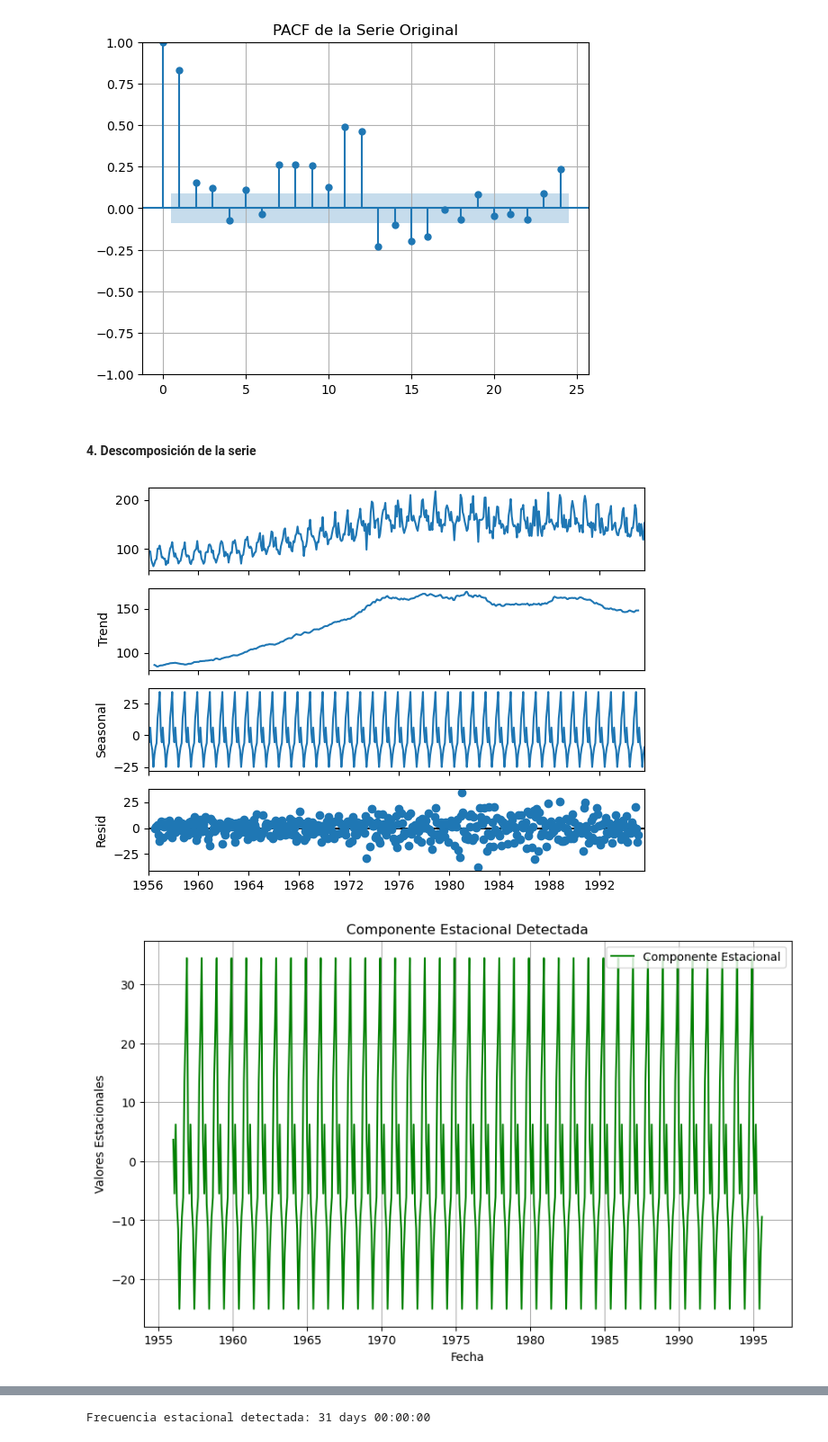
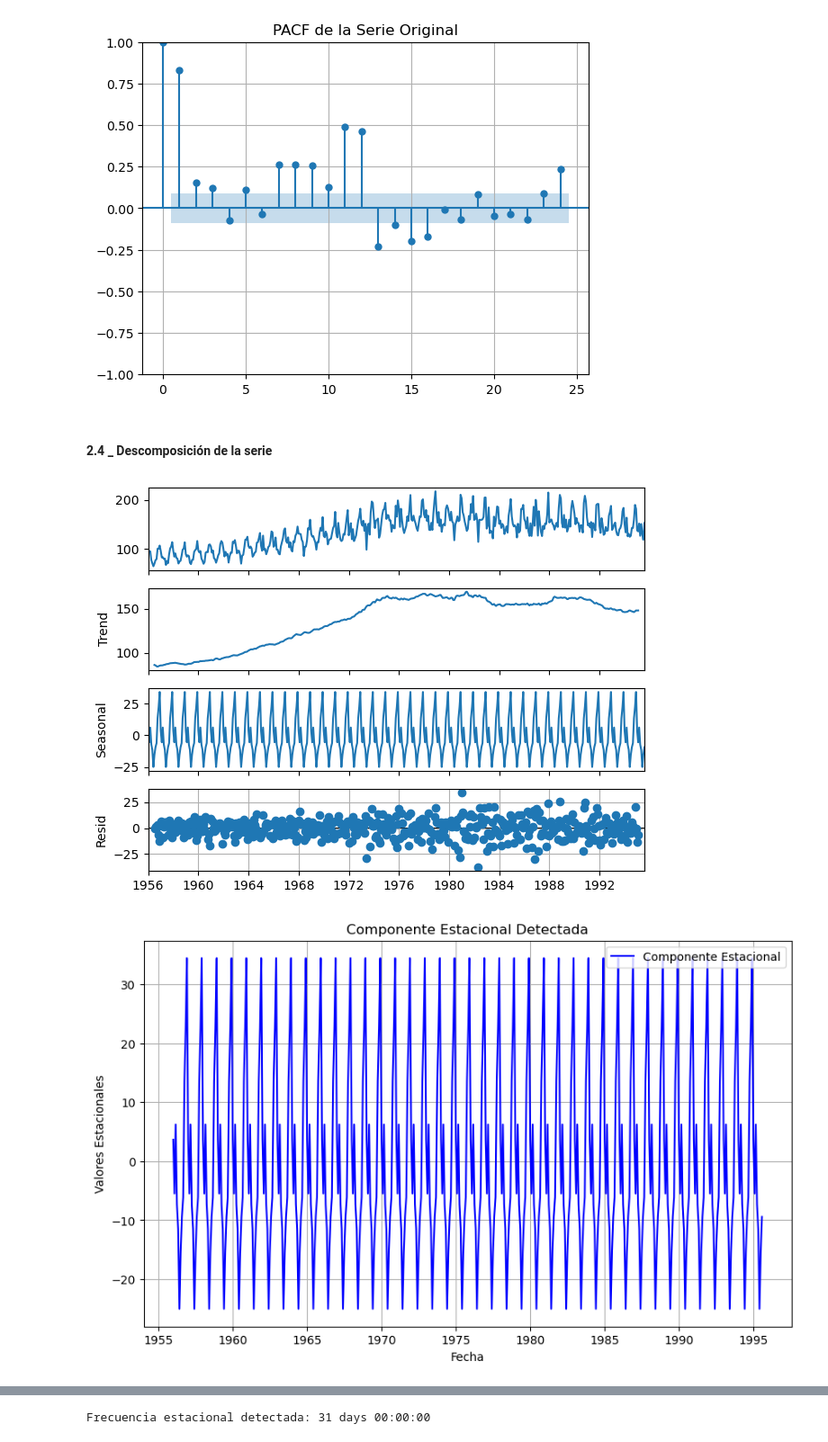
Before and after one commit to egoitzaulestia/___AI-BIG-DATA___, a Jupyter notebook: 03-Modelos-de-IA/05-Series-Temporales/Python/Ejercicio/Ejercicio_Series_Temporales.ipynb, the cells around one changed output, grey strips where cells are left out. Shown at 90% size. Saved outputs shown, nothing was run; the diff lists cells and outputs as text; code cells hidden in the pictures.

Commit message:
Time series

```diff
--- a/03-Modelos-de-IA/05-Series-Temporales/Python/Ejercicio/Ejercicio_Series_Temporales.ipynb
+++ b/03-Modelos-de-IA/05-Series-Temporales/Python/Ejercicio/Ejercicio_Series_Temporales.ipynb
@@ -376,25 +386,26 @@ plt.show()
 <Figure size 1000x600 with 0 Axes>
 [figure]
 # %% [markdown]
-#### **4. Descomposición de la serie**
+#### **2.4 _ Descomposición de la serie**
 # %%
 # Realizamos una descomposición aditiva para analizar la componente estacional
 # Descomponer la serie en tendencia, estacionalidad y ruido
 decomposition = seasonal_decompose(datos, model='additive', period=12)
 decomposition.plot()
+plt.grid(True)
 plt.show()
 # %% [output]
-[figure, old version]
+[figure, new version]
 # %%
 # Graficar la componente estacional
 plt.figure(figsize=(10, 6))
-plt.plot(decomposition.seasonal, label="Componente Estacional", color="green")
+plt.plot(decomposition.seasonal, label="Componente Estacional", color="blue")
 plt.title("Componente Estacional Detectada")
 plt.xlabel("Fecha")
 plt.ylabel("Valores Estacionales")
 plt.legend()
 plt.grid(True)
 plt.show()
 # %% [output]
-[figure, old version]
+[figure, new version]
 # %% [markdown]
```
Also changed, not shown: parts of 30 cells of this notebook, 2 other files.
